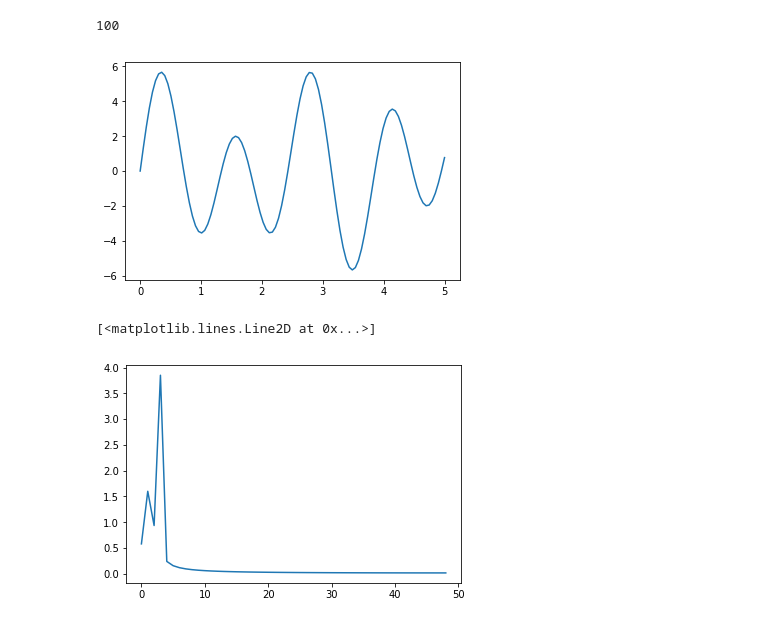
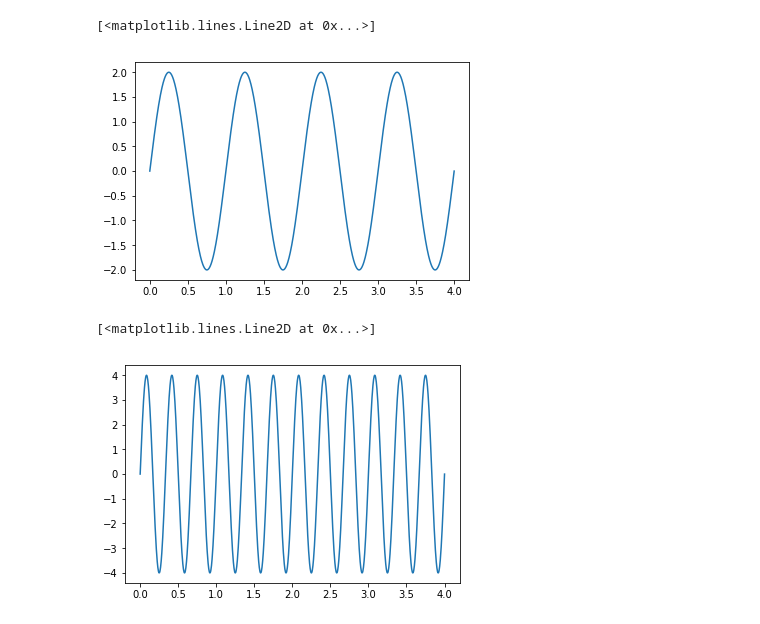
Before and after one commit to nbuton/PLDAC, a Jupyter notebook: eye_close_or_open/test_fourier_transform.ipynb, the cells around one changed output. Drawn from its saved outputs; the diff is of its cells as text; code cells hidden in the pictures.

```diff
--- a/eye_close_or_open/test_fourier_transform.ipynb
+++ b/eye_close_or_open/test_fourier_transform.ipynb
@@ -3,12 +3,13 @@ import numpy as np
 from numpy.fft import fft,fftfreq
 import matplotlib.pyplot as plt
 # %%
-n = 100
-X = np.linspace(0,5,n)
-y1 = 2*np.sin(3*X)
-y2 = 4*np.sin(5*X)
-Y = y1+y2
-plt.plot(X,Y)
+n = 1000
+X = np.linspace(0,4,n)
+#Signal de periode 1 et d'amplitude 2
+y1 = 2*np.sin(1*X*2*np.pi)
+#Signal de periode 3 et d'amplitude 4
+y2 = 4*np.sin(3*X*2*np.pi)
+plt.plot(X,y1)
 # %% [output]
-100
+[<matplotlib.lines.Line2D at 0x...>]
-[figure, old version]
+[figure, new version]
@@ -22,5 +16,5 @@ def spectre(signal):
 # %%
-plt.plot(spectre(Y))
+plt.plot(X,y2)
 # %% [output]
 [<matplotlib.lines.Line2D at 0x...>]
-[figure, old version]
+[figure, new version]
```
Also changed, not shown: parts of 5 cells of this notebook, 29 other files.
